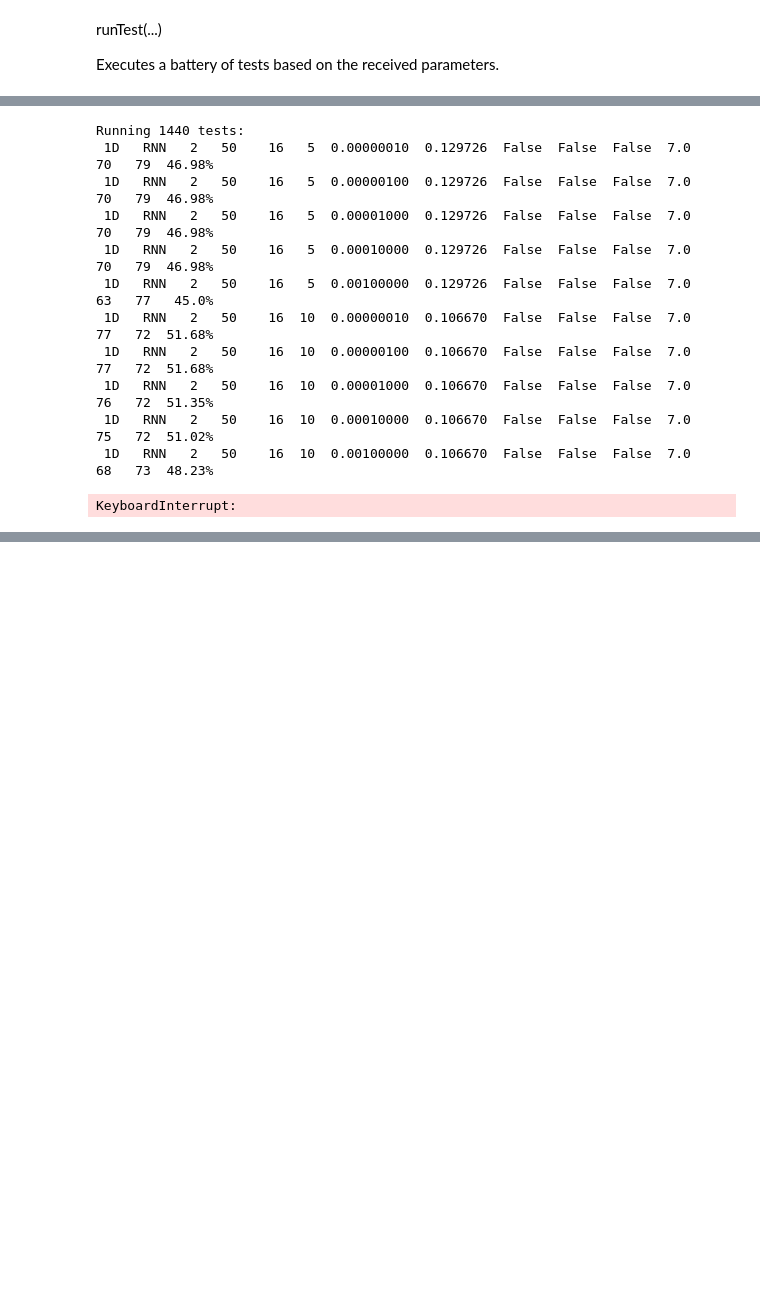
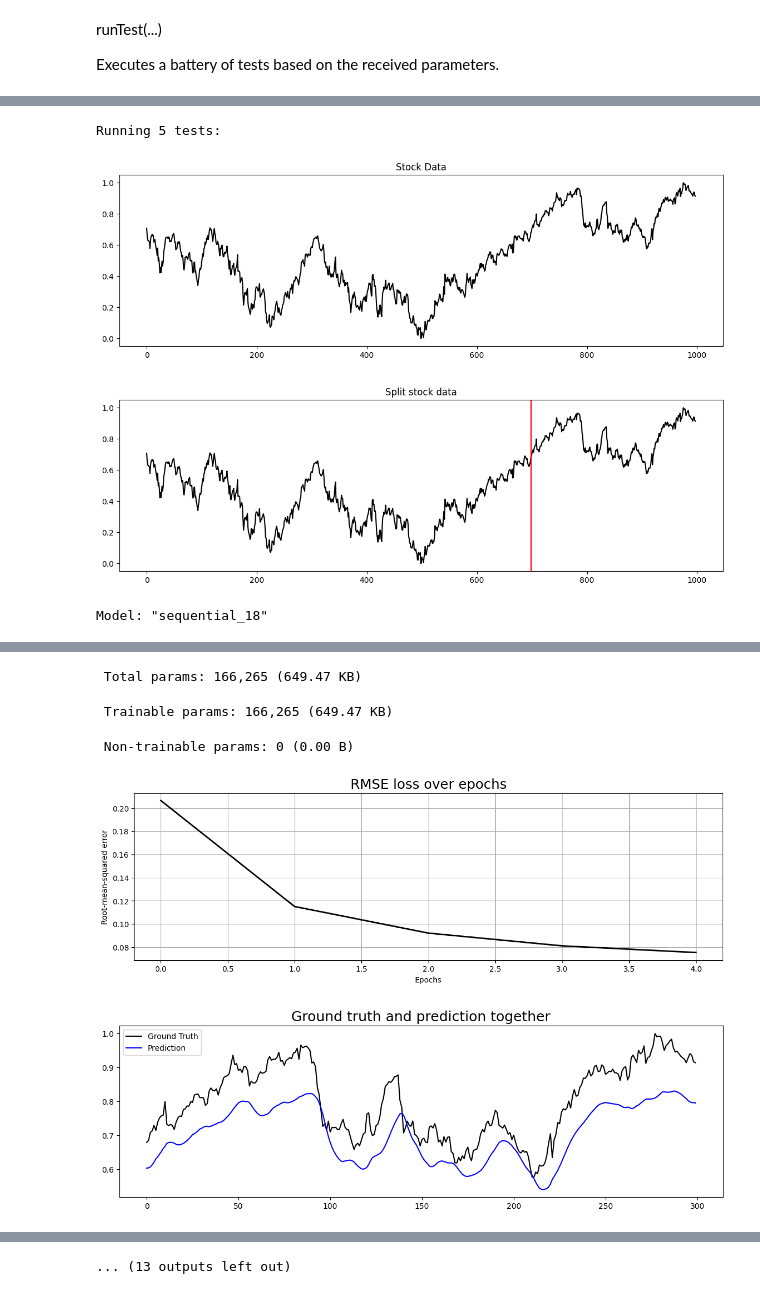
Before and after one commit to iadrados/StockPrediction, a Jupyter notebook: Stock_Prediction_Models.ipynb, the cells around one changed output, grey strips where cells are left out. Cells and saved outputs as stored; diff of their text form; code cells hidden in the pictures; blank space fills up the shorter version.

```diff
--- a/Stock_Prediction_Models.ipynb
+++ b/Stock_Prediction_Models.ipynb
@@ -517,7 +499,7 @@ def runTest(split, stock, dates, profitFactor, intervals, algorithms,  steps, \
             units, batchs, profits, epochs, sentiment, relevance, useIndicators, \
             useFinBERT, printFinalData=False, printSplitDataset=False, \
             printModelSummary=False, printLoss=False, printCompare=False, \
-            printBuySell=False, printProfit=False):
+            printBuySell=False, printProfit=False, exportDataset=True):
 
     df = None
     numberoftests = len(intervals) * len(algorithms) * len(steps) * len(units) *  \
@@ -527,6 +509,8 @@ def runTest(split, stock, dates, profitFactor, intervals, algorithms,  steps, \
         print("Calculating FinBERT finantial sentiment predictions...")
         newsdata = getFinBERTdata(stock, dates)
         print("Finantial sentiment stored in dataset")
+
+    originalData = getStockDataFrame(stock, dates )
 
     print ('Running', numberoftests, 'tests:')
 
@@ -539,9 +523,9 @@ def runTest(split, stock, dates, profitFactor, intervals, algorithms,  steps, \
                             for indicator in useIndicators:
                                 for sent in sentiment:
                                     for finbert in useFinBERT:
+                                        data = originalData
+                                        data = groupStocks(data,interval)
 
-                                        data = getStockDataFrame(stock, dates )
-                                        data = groupStocks(data,interval)
                                         if useIndicators:
                                             data = getIndicators(data)
 
@@ -564,6 +548,7 @@ def runTest(split, stock, dates, profitFactor, intervals, algorithms,  steps, \
                                             plotSplitDataset(finalData, split)
 
                                         trainX, trainY, testX, testY = dataset2Matrix(train, test, step)
+
                                         model = createModel(algorithm, unit,trainX, step)
 
                                         if printModelSummary:
@@ -611,10 +596,11 @@ def runTest(split, stock, dates, profitFactor, intervals, algorithms,  steps, \
                                             print(df.iloc[-1:].to_string(header=False, index=False))
 
                                             #Export dataset to CSV
-                                            df.to_csv(FILE_PATH + 'Tests_Results-' + stock + str(dates)+ \
-                                                'Interval-' + str(intervals) + str(algorithms) + 'Steps-' + \
-                                                str(steps) + 'Units-' + str(units) + 'Batchs-' + str(batchs)+ \
-                                                'Epochs-' + str(epochs) + 'profitFactor-' + str(profitFactor) + \
-                                                '.csv', index=False)
+                                            if exportDataset:
+                                                df.to_csv(FILE_PATH + 'Tests_Results-' + stock + str(dates)+ \
+                                                    'Interval-' + str(intervals) + str(algorithms) + 'Steps-' + \
+                                                    str(steps) + 'Units-' + str(units) + 'Batchs-' + str(batchs)+ \
+                                                    'Epochs-' + str(epochs) + 'profitFactor-' + str(profitFactor) + \
+                                                    '.csv', index=False)
     df.reset_index(drop=True)
     print("Tests finished")
@@ -623,38 +636,31 @@ def runTest(split, stock, dates, profitFactor, intervals, algorithms,  steps, \
 # %%
 runTest(
     split = 0.7,                    #Percentage of split between train data and test data
-    stock ='AMZN',                  #Stock company chosen for the analysis
+    stock ='AAPL',                  #Stock company chosen for the analysis
     dates = ['2022','2023'],        #Dates of the present datasets for loading data
     profitFactor = 0.000001,        #Mulitiplicative factor for the expected profts
     intervals = ['12h'],            #Analyzed intervals, i.e.:['1min', '10min', '60min', '6h', '12h', '1D']
     algorithms = ['LSTM'],          #Algorithm, i.e.: ['RNN', 'LSTM']
-    steps = [10, 20],               #Steps of data selected for generating the model
-    units = [100,150,200],          #Units chosen for the creation of RNN and LSTM models
-    batchs = [16,64,128],           #Batch parameter for the creation of the model
-    profits = [0.1,1,10,100,1000] , #Expected profits (in combination with profitFactor)
-    epochs = [5, 10],               #Number of epoch used for the training
-    sentiment = [True, False],      #Use of the sentiment provided by the Alpha Vantage datasets
+    steps = [20],                   #Steps of data selected for generating the model
+    units = [150],                  #Units chosen for the creation of RNN and LSTM models
+    batchs = [128],                 #Batch parameter for the creation of the model
+    profits = [0.1,1,10,100,1000],  #Expected profits (in combination with profitFactor)
+    epochs = [5],                   #Number of epoch used for the training
+    useIndicators = [True],         #Include the technical indicators in the training of the model
+    sentiment = [False],            #Use of the sentiment provided by the Alpha Vantage datasets
     relevance = 7.0,                #Value of the minimum relevance (0.0-1.0) of the news that will be used in the model
-    useFinBERT =[True, False],      #Use of the model FinBERT for providing sentiment analysis
-    useIndicators = [True, False],  #Include the technical indicators in the training of the model
-    printFinalData=False,           #Plots the original dataset
-    printSplitDataset=False,        #Plots the split dataset
-    printModelSummary=False,        #Print the summary of the created model
-    printLoss=False,                #Plots the RMSE loss of each model
-    printCompare=False,             #Plots the comparison ground truth vs prediction
-    printBuySell=False,             #Plots the comparison of recommended - non-recommended coincidences
-    printProfit=False               #Plots the correct recommendation vs the failed recommendation
+    useFinBERT =[False],            #Use of the model FinBERT for providing sentiment analysis
+    printFinalData=True,            #Plots the original dataset
+    printSplitDataset=True,         #Plots the split dataset
+    printModelSummary=True,         #Print the summary of the created model
+    printLoss=True,                 #Plots the RMSE loss of each model
+    printCompare=True,              #Plots the comparison ground truth vs prediction
+    printBuySell=True,              #Plots the comparison of recommended - non-recommended coincidences
+    printProfit=True,               #Plots the correct recommendation vs the failed recommendation
+    exportDataset = True            #Export the calculated results to a .csv file into the FILE_PATH directory
     )
 # %% [output]
-Running 1440 tests:
- 1D   RNN   2   50    16   5  0.00000010  0.129726  False  False  False  7.0   70   79  46.98%
- 1D   RNN   2   50    16   5  0.00000100  0.129726  False  False  False  7.0   70   79  46.98%
- 1D   RNN   2   50    16   5  0.00001000  0.129726  False  False  False  7.0   70   79  46.98%
- 1D   RNN   2   50    16   5  0.00010000  0.129726  False  False  False  7.0   70   79  46.98%
- 1D   RNN   2   50    16   5  0.00100000  0.129726  False  False  False  7.0   63   77   45.0%
- 1D   RNN   2   50    16  10  0.00000010  0.106670  False  False  False  7.0   77   72  51.68%
- 1D   RNN   2   50    16  10  0.00000100  0.106670  False  False  False  7.0   77   72  51.68%
- 1D   RNN   2   50    16  10  0.00001000  0.106670  False  False  False  7.0   76   72  51.35%
- 1D   RNN   2   50    16  10  0.00010000  0.106670  False  False  False  7.0   75   72  51.02%
- 1D   RNN   2   50    16  10  0.00100000  0.106670  False  False  False  7.0   68   73  48.23%
+Running 5 tests:
+[figure, added]
+[figure, added]
-KeyboardInterrupt:
+Model: "sequential_18"
@@ -660,0 +682,5 @@ KeyboardInterrupt:
+ Total params: 166,265 (649.47 KB)
+ Trainable params: 166,265 (649.47 KB)
+ Non-trainable params: 0 (0.00 B)
+[figure, added]
+[figure, added]
@@ -660,0 +689 @@ KeyboardInterrupt:
+... (13 outputs left out)
```
Also changed, not shown: parts of 6 cells of this notebook, 2 other files.
